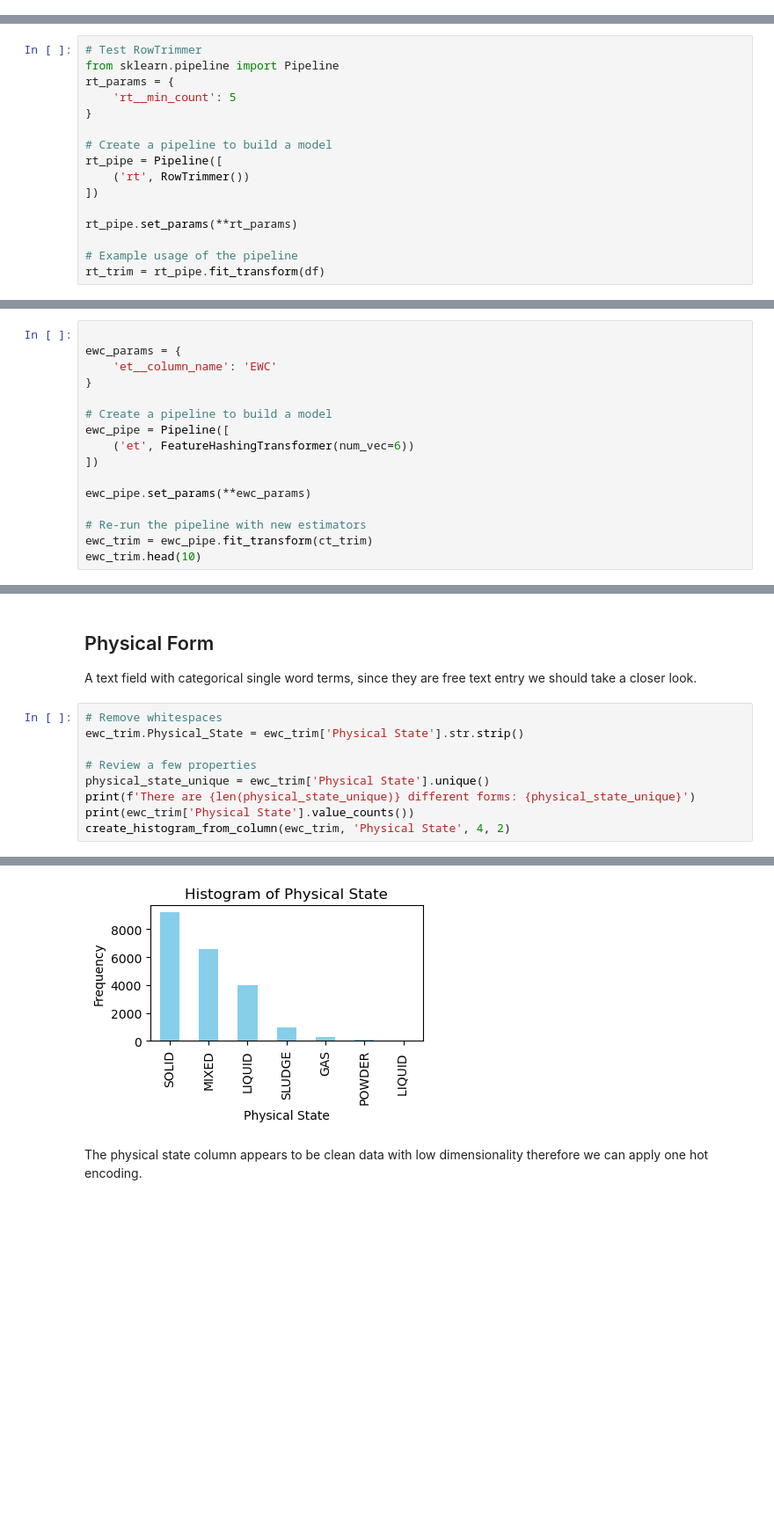
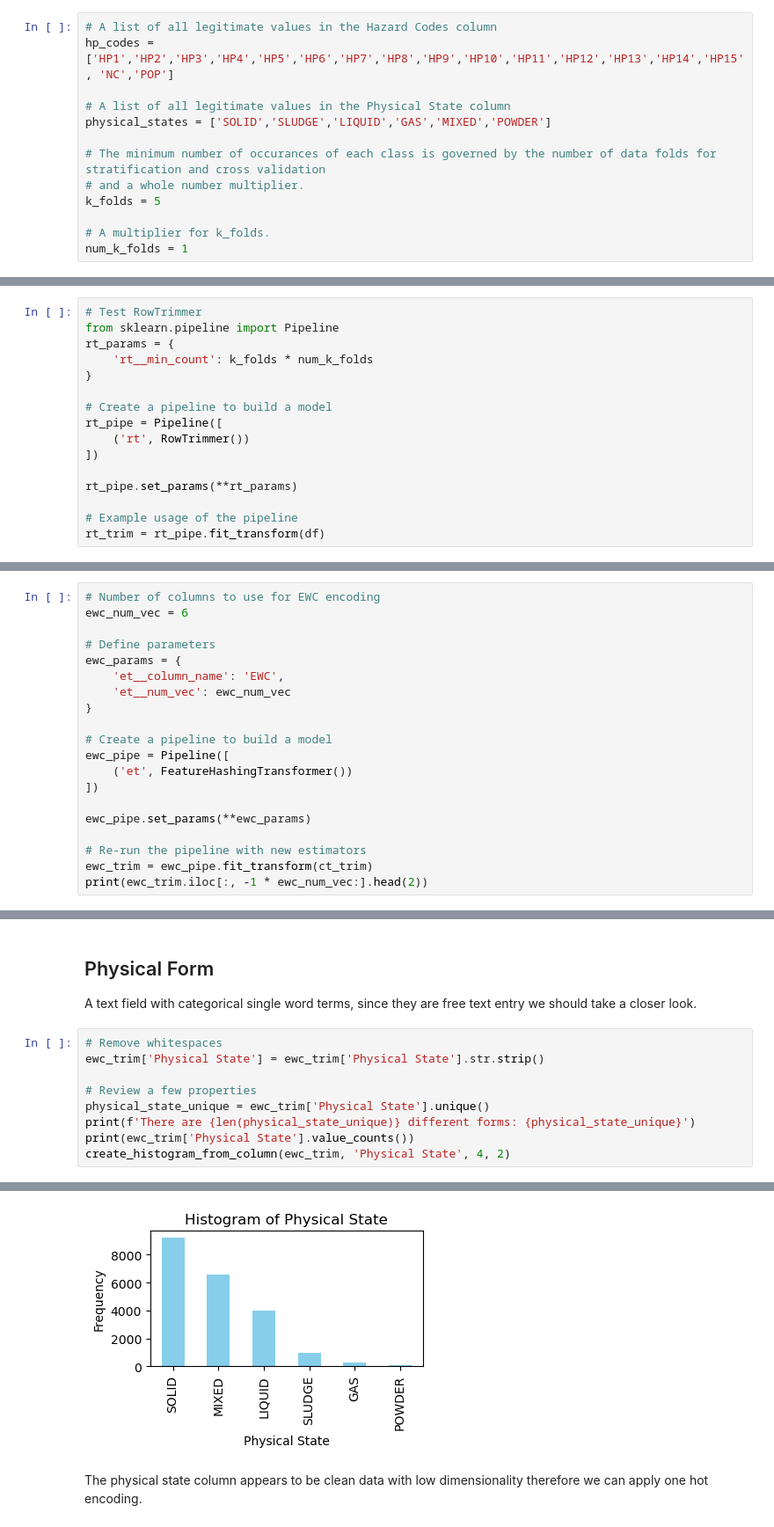
Before and after one commit to gertLush/DisposalPrediction, a Jupyter notebook: Disposal_Prediction1.ipynb, the cells around one changed output, grey strips where cells are left out. Shown at 88% size. Drawn from its saved outputs; the diff is of its cells as text; blank space fills up the shorter version.

```diff
--- a/Disposal_Prediction1.ipynb
+++ b/Disposal_Prediction1.ipynb
@@ -51,3 +46,16 @@ from matplotlib.pyplot import figure
+# %%
+# A list of all legitimate values in the Hazard Codes column
+hp_codes = ['HP1','HP2','HP3','HP4','HP5','HP6','HP7','HP8','HP9','HP10','HP11','HP12','HP13','HP14','HP15', 'NC','POP']
+
+# A list of all legitimate values in the Physical State column
+physical_states = ['SOLID','SLUDGE','LIQUID','GAS','MIXED','POWDER']
+
+# The minimum number of occurances of each class is governed by the number of data folds for stratification and cross validation
+# and a whole number multiplier.
+k_folds = 5
+
+# A multiplier for k_folds.
+num_k_folds = 1
 # %% [markdown]
 Import the data and preliminay look at the shape and data types.
 # %%
@@ -153,7 +169,7 @@ class RowTrimmer(BaseEstimator, TransformerMixin):
 # Test RowTrimmer
 from sklearn.pipeline import Pipeline
 rt_params = {
-    'rt__min_count': 5
+    'rt__min_count': k_folds * num_k_folds
 }
 
 # Create a pipeline to build a model
@@ -691,19 +726,23 @@ Tidying up steps will be:
 # %%
+# Number of columns to use for EWC encoding
+ewc_num_vec = 6
 
+# Define parameters
 ewc_params = {
-    'et__column_name': 'EWC'
+    'et__column_name': 'EWC',
+    'et__num_vec': ewc_num_vec
 }
 
 # Create a pipeline to build a model
 ewc_pipe = Pipeline([
-    ('et', FeatureHashingTransformer(num_vec=6))
+    ('et', FeatureHashingTransformer())
 ])
 
 ewc_pipe.set_params(**ewc_params)
 
 # Re-run the pipeline with new estimators
 ewc_trim = ewc_pipe.fit_transform(ct_trim)
-ewc_trim.head(10)
+print(ewc_trim.iloc[:, -1 * ewc_num_vec:].head(2))
 # %% [output]
 FeatureHashingTransformer Start: (21043, 7)
 FeatureHashingTransformer: Successfully completed: EWC
@@ -726,7 +757,7 @@ FeatureHashingTransformer: Finished EWC Shape: (21043, 12)
 A text field with categorical single word terms, since they are free text entry we should take a closer look.
 # %%
 # Remove whitespaces
-ewc_trim.Physical_State = ewc_trim['Physical State'].str.strip()
+ewc_trim['Physical State'] = ewc_trim['Physical State'].str.strip()
 
 # Review a few properties
 physical_state_unique = ewc_trim['Physical State'].unique()
@@ -745,5 +775,5 @@ LIQUID        4
 Name: Physical State, dtype: int64
-[figure, old version]
+[figure, new version]
 # %% [markdown]
 The physical state column appears to be clean data with low dimensionality therefore we can apply one hot encoding.
 # %%
```
Also changed, not shown: parts of 81 cells of this notebook.
